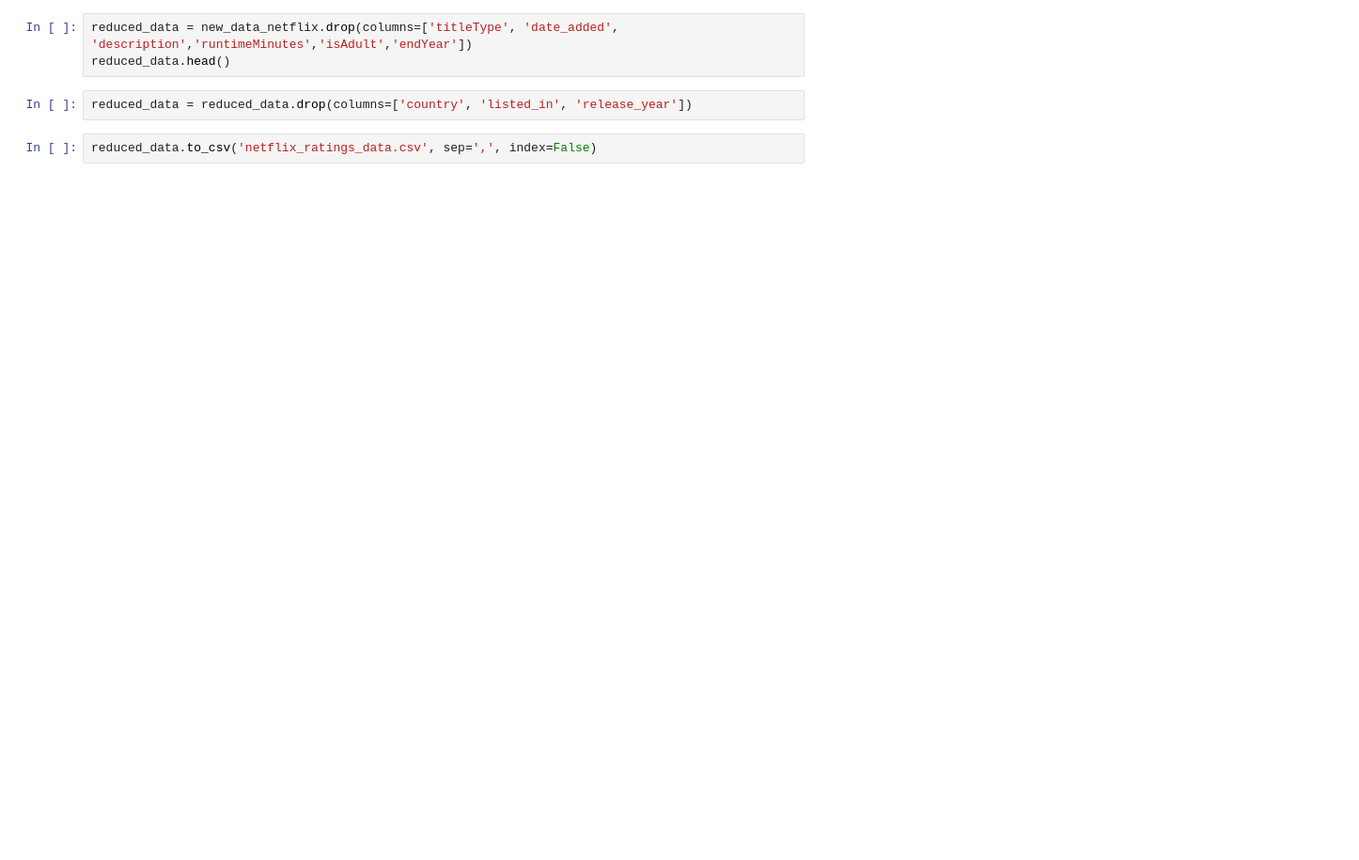
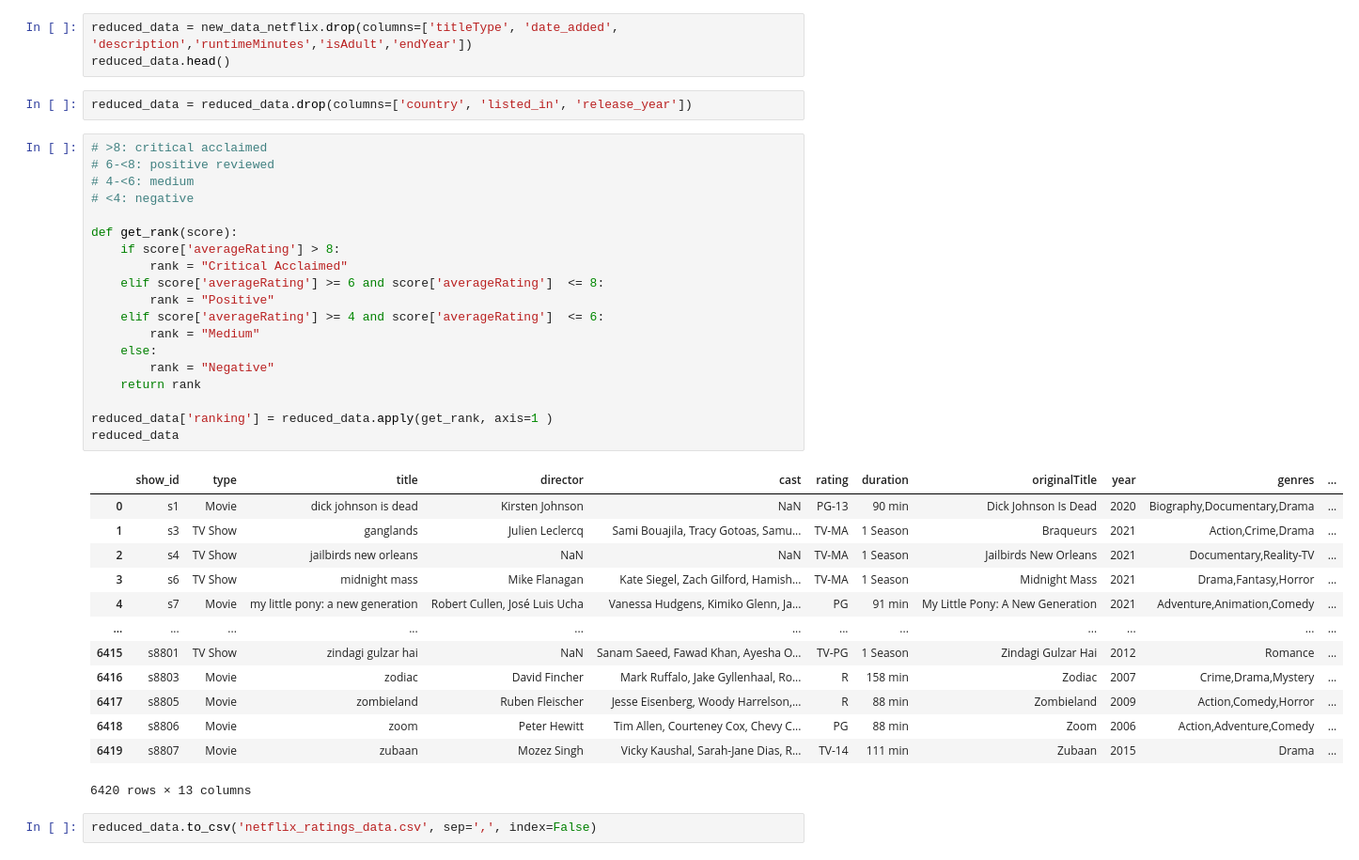
Before and after one commit to johnnminh/CMPT353-Netflix-Data, a Jupyter notebook: preparing_data.ipynb, the cells around one changed output. Shown at 94% size. Cells and saved outputs as stored; diff of their text form; blank space fills up the shorter version.

Commit message:
add ranking

```diff
--- a/preparing_data.ipynb
+++ b/preparing_data.ipynb
@@ -29,5 +29,38 @@ reduced_data = new_data_netflix.drop(columns=['titleType', 'date_added', 'descri
 reduced_data.head()
 # %%
 reduced_data = reduced_data.drop(columns=['country', 'listed_in', 'release_year'])
+# %%
+# >8: critical acclaimed
+# 6-<8: positive reviewed
+# 4-<6: medium
+# <4: negative
+
+def get_rank(score):
+    if score['averageRating'] > 8:
+        rank = "Critical Acclaimed"
+    elif score['averageRating'] >= 6 and score['averageRating']  <= 8:
+        rank = "Positive"
+    elif score['averageRating'] >= 4 and score['averageRating']  <= 6:
+        rank = "Medium"
+    else:
+        rank = "Negative"
+    return rank
+
+reduced_data['ranking'] = reduced_data.apply(get_rank, axis=1 )
+reduced_data
+# %% [output]
+|  | show_id | type | title | director | cast | rating | duration | originalTitle | year | genres | ... |
+| 0 | s1 | Movie | dick johnson is dead | Kirsten Johnson | NaN | PG-13 | 90 min | Dick Johnson Is Dead | 2020 | Biography,Documentary,Drama | ... |
+| 1 | s3 | TV Show | ganglands | Julien Leclercq | Sami Bouajila, Tracy Gotoas, Samu... | TV-MA | 1 Season | Braqueurs | 2021 | Action,Crime,Drama | ... |
+| 2 | s4 | TV Show | jailbirds new orleans | NaN | NaN | TV-MA | 1 Season | Jailbirds New Orleans | 2021 | Documentary,Reality-TV | ... |
+| 3 | s6 | TV Show | midnight mass | Mike Flanagan | Kate Siegel, Zach Gilford, Hamish... | TV-MA | 1 Season | Midnight Mass | 2021 | Drama,Fantasy,Horror | ... |
+| 4 | s7 | Movie | my little pony: a new generation | Robert Cullen, José Luis Ucha | Vanessa Hudgens, Kimiko Glenn, Ja... | PG | 91 min | My Little Pony: A New Generation | 2021 | Adventure,Animation,Comedy | ... |
+| ... | ... | ... | ... | ... | ... | ... | ... | ... | ... | ... | ... |
+| 6415 | s8801 | TV Show | zindagi gulzar hai | NaN | Sanam Saeed, Fawad Khan, Ayesha O... | TV-PG | 1 Season | Zindagi Gulzar Hai | 2012 | Romance | ... |
+| 6416 | s8803 | Movie | zodiac | David Fincher | Mark Ruffalo, Jake Gyllenhaal, Ro... | R | 158 min | Zodiac | 2007 | Crime,Drama,Mystery | ... |
+| 6417 | s8805 | Movie | zombieland | Ruben Fleischer | Jesse Eisenberg, Woody Harrelson,... | R | 88 min | Zombieland | 2009 | Action,Comedy,Horror | ... |
+| 6418 | s8806 | Movie | zoom | Peter Hewitt | Tim Allen, Courteney Cox, Chevy C... | PG | 88 min | Zoom | 2006 | Action,Adventure,Comedy | ... |
+| 6419 | s8807 | Movie | zubaan | Mozez Singh | Vicky Kaushal, Sarah-Jane Dias, R... | TV-14 | 111 min | Zubaan | 2015 | Drama | ... |
+6420 rows × 13 columns
 # %%
 reduced_data.to_csv('netflix_ratings_data.csv', sep=',', index=False)
```
Also changed, not shown: parts of 2 cells of this notebook, 3 other files.
